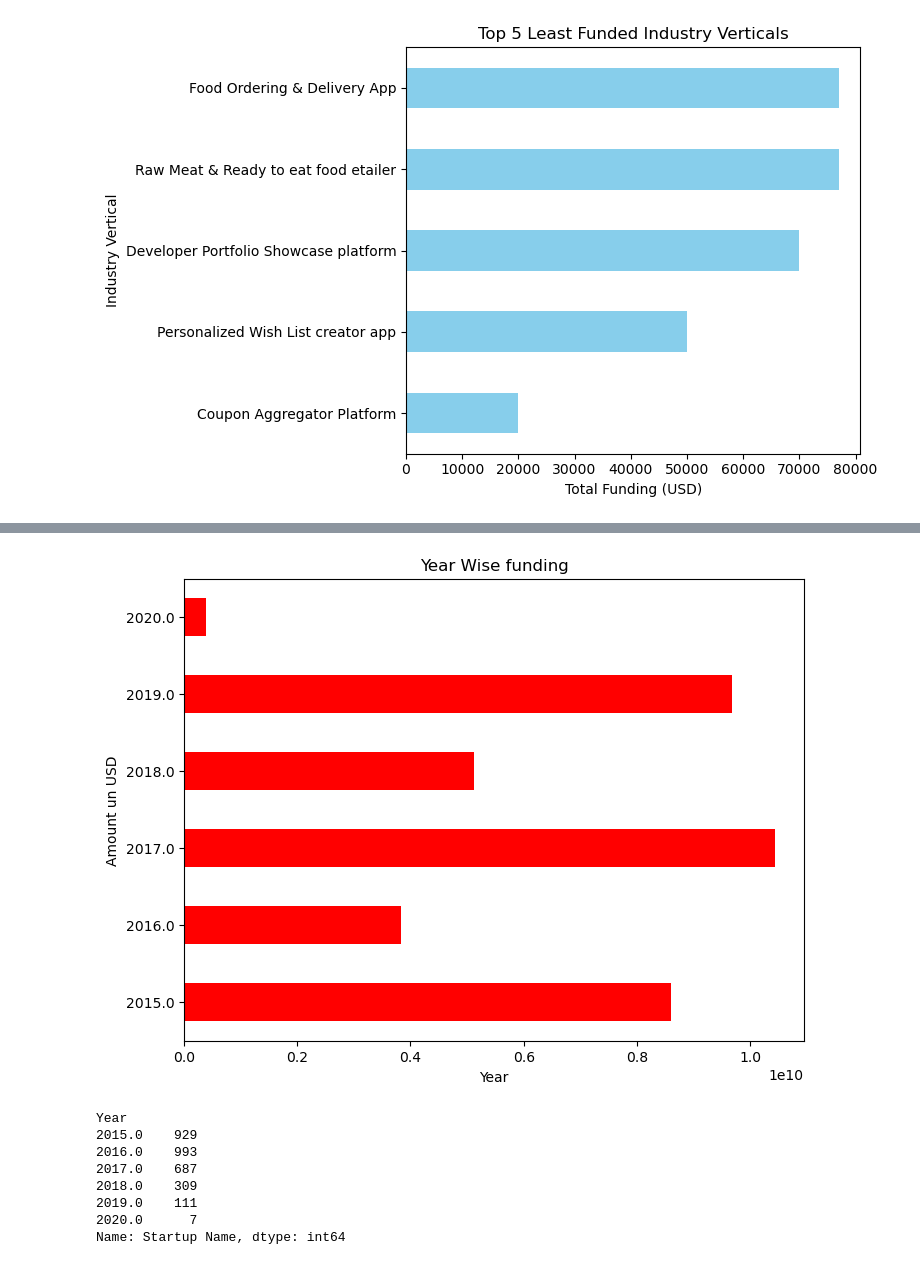
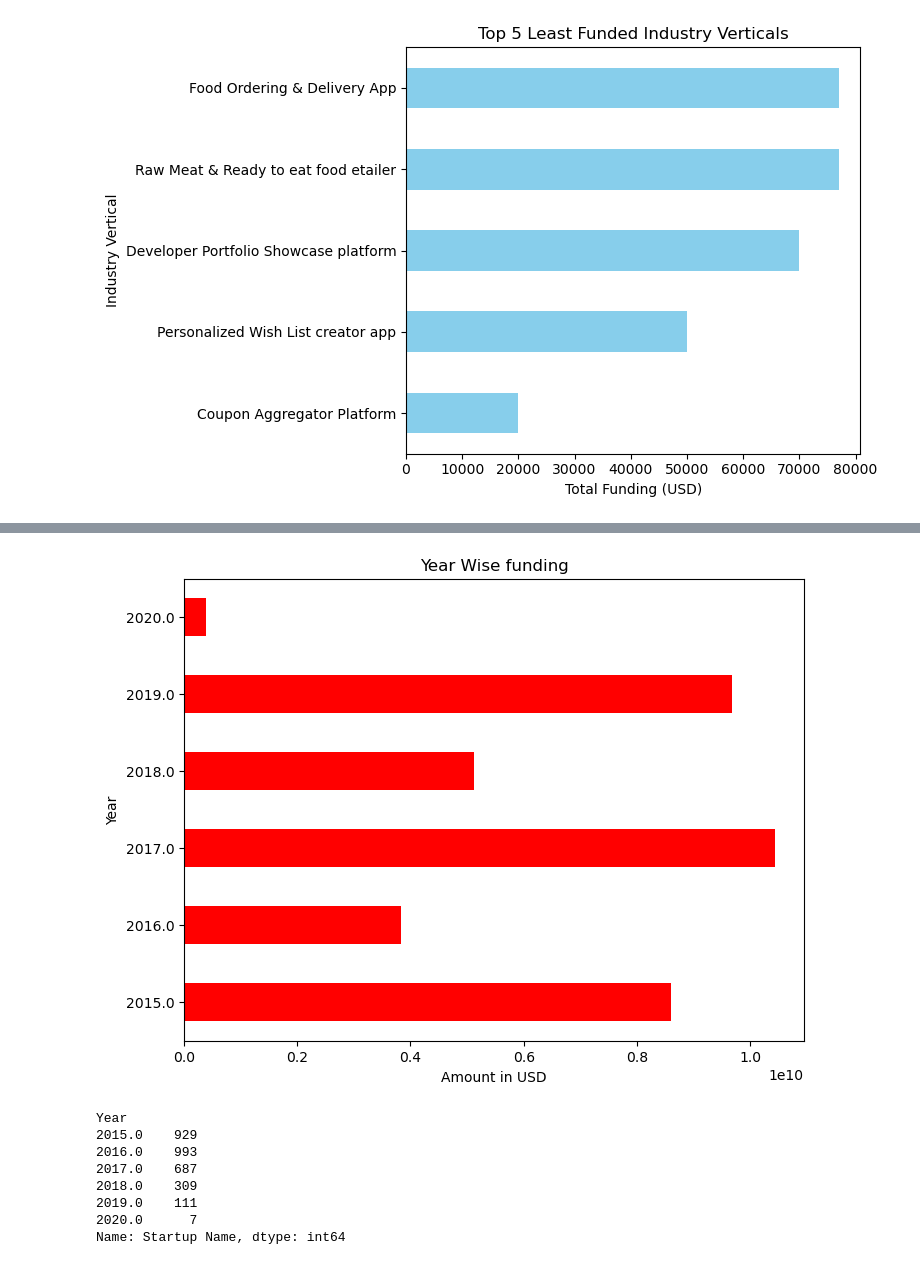
Before and after one commit to sidharth936/Python, a Jupyter notebook: StartUpFunding.ipynb, the cells around one changed output, grey strips where cells are left out. Drawn from its saved outputs; the diff is of its cells as text; code cells hidden in the pictures.

```diff
--- a/StartUpFunding.ipynb
+++ b/StartUpFunding.ipynb
@@ -553,13 +566,14 @@ YearFunding = df.groupby('Year')['Amount in USD'].sum()
 # %%
 #Different Year Funding
 plt.figure(figsize =(8,6))
 YearFunding.plot(kind = 'barh',x = YearFunding.index,  y= YearFunding.values, color = 'red')
-plt.xlabel('Year')
-plt.ylabel('Amount un USD')
+plt.xlabel('Amount in USD')
+plt.ylabel('Year')
 plt.title('Year Wise funding')
+plt.savefig('YearWiseStartUp.png', dpi=300)
 plt.show()
 # %% [output]
-[figure, old version]
+[figure, new version]
 # %%
 # Number of startups that got invesment each year
 No_startup_year = df.groupby('Year')['Startup Name'].count()
```
Also changed, not shown: parts of 11 cells of this notebook.
